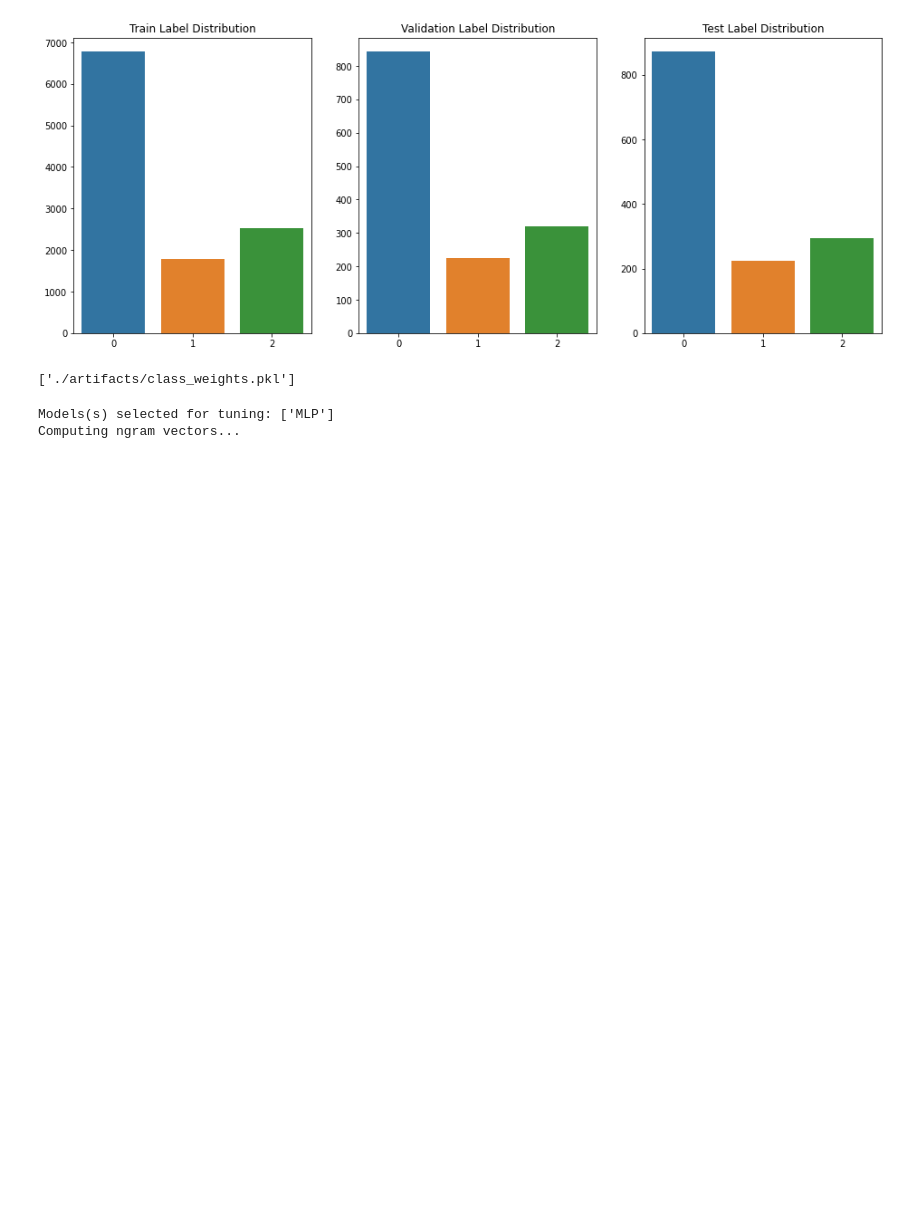
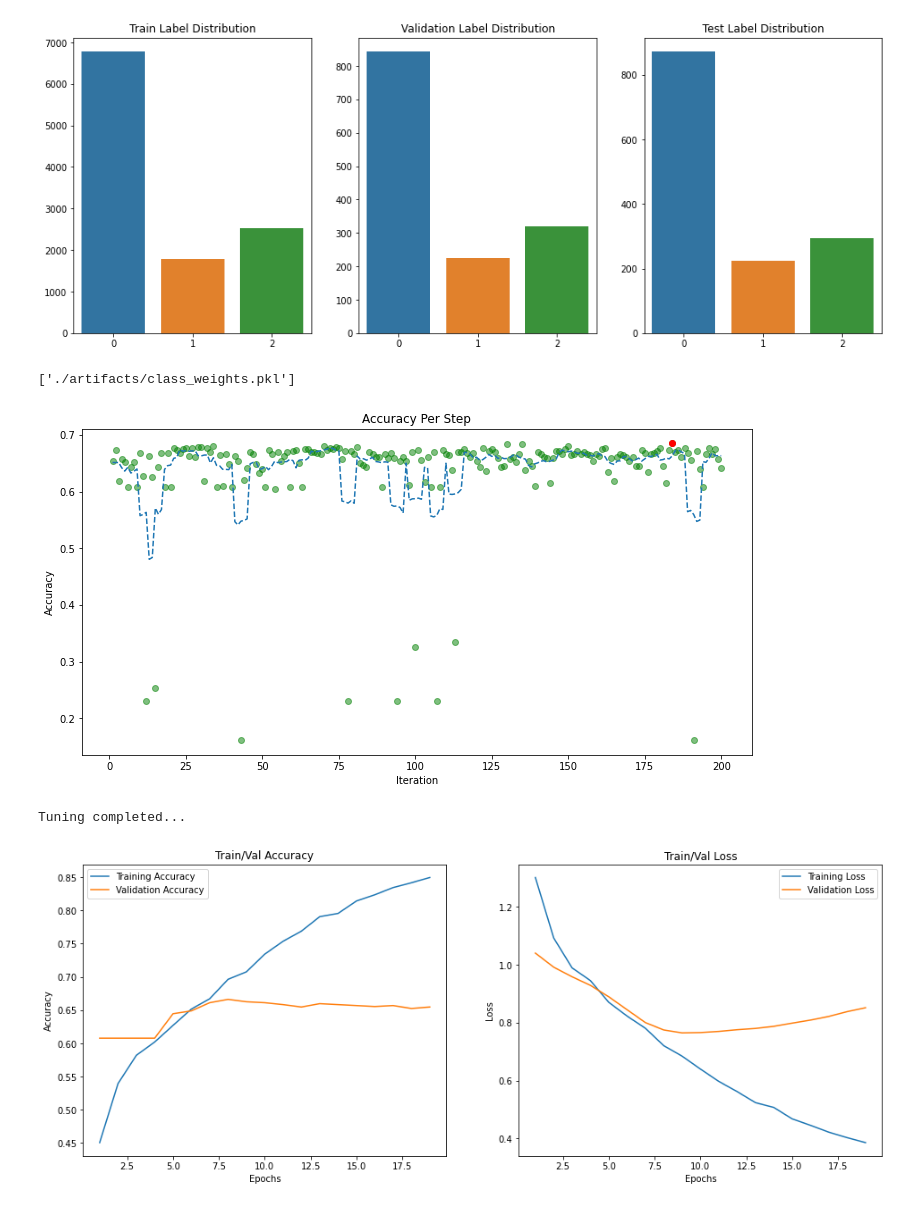
Before and after one commit to aashishkhadka1992/SentimentAnalysis, a Jupyter notebook: Sentiment_Analysis_Train.ipynb, the cells around one changed output. Drawn from its saved outputs; the diff is of its cells as text; code cells hidden in the pictures; blank space fills up the shorter version.

```diff
--- a/Sentiment_Analysis_Train.ipynb
+++ b/Sentiment_Analysis_Train.ipynb
@@ -433,7 +429,7 @@ def plot_accuracy_per_step(tuned_trials):
     plt.figure(figsize=(12,6))
     plt.plot(x, y, 'go', alpha=0.5)
     plt.plot(best_y_xs, best_y, 'ro')
-    plt.plot(x, preds, '---')
+    plt.plot(x, preds, '--')
 
     plt.ylabel('Accuracy')
     plt.xlabel('Iteration')
@@ -459,17 +457,18 @@ def plot_train_val_acc_loss(best_trial_result):
 # %%
-if tune:
-    print(f'Models(s) selected for tuning: {model_type_list}')
-    generate_ngrams_embeddings_sequence(model_type_list)
-    param_space = get_params_space()
-    tuned_trials, best_run, tuned_params = train_model_tune_parameters(param_space)
-    plot_accuracy_per_step(tuned_trials)
-    joblib.dump(tuned_params, FILE_DIR + 'best_params.pkl')
-    best_trial_result = getBestResultfromTrials(best_run, tuned_trials)
-    plot_train_val_acc_loss(best_trial_result)
-    best_model = best_trial_result['trained_model']
-    best_model.save(FILE_DIR + 'best_model.h5')
-    print('Tuning completed. Rerun training script without tuning parameter')
+# Hyper-parameter tuning
+print(f'Models(s) selected for tuning: {model_type_list}')
+generate_ngrams_embeddings_sequence(model_type_list)
+param_space = get_params_space()
+tuned_trials, best_run, tuned_params = train_model_tune_parameters(param_space)
+plot_accuracy_per_step(tuned_trials)
+joblib.dump(tuned_params, FILE_DIR + 'best_params.pkl')
+best_trial_result = getBestResultfromTrials(best_run, tuned_trials)
+plot_train_val_acc_loss(best_trial_result)
+best_model = best_trial_result['trained_model']
+# best_model.save(FILE_DIR + 'best_model.h5')
+print('Tuning completed...')
 # %% [output]
+[figure, added]
-Models(s) selected for tuning: ['MLP']
-Computing ngram vectors...
+Tuning completed...
+[figure, added]
 # %%
```
Also changed, not shown: parts of 4 cells of this notebook, 1 other file.
